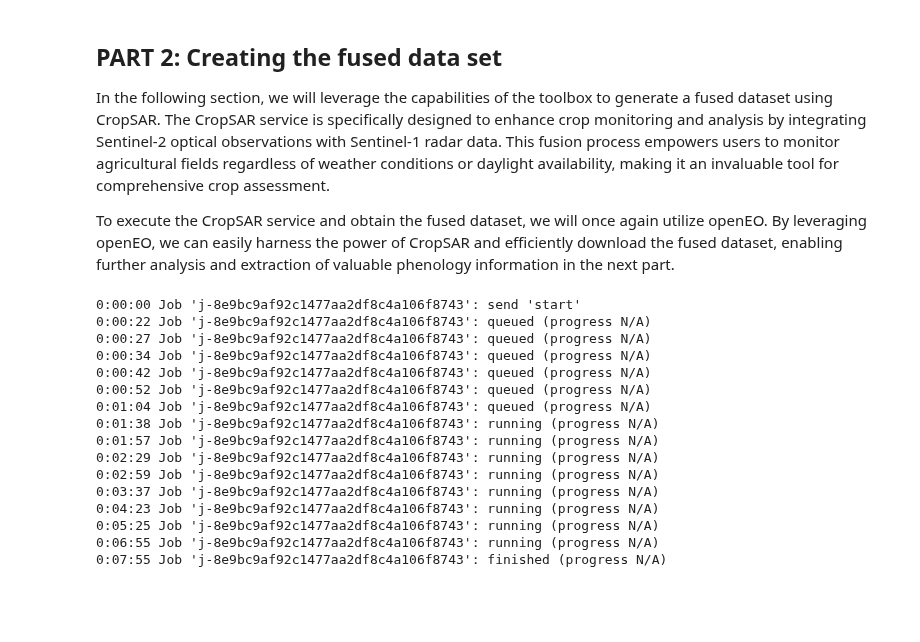
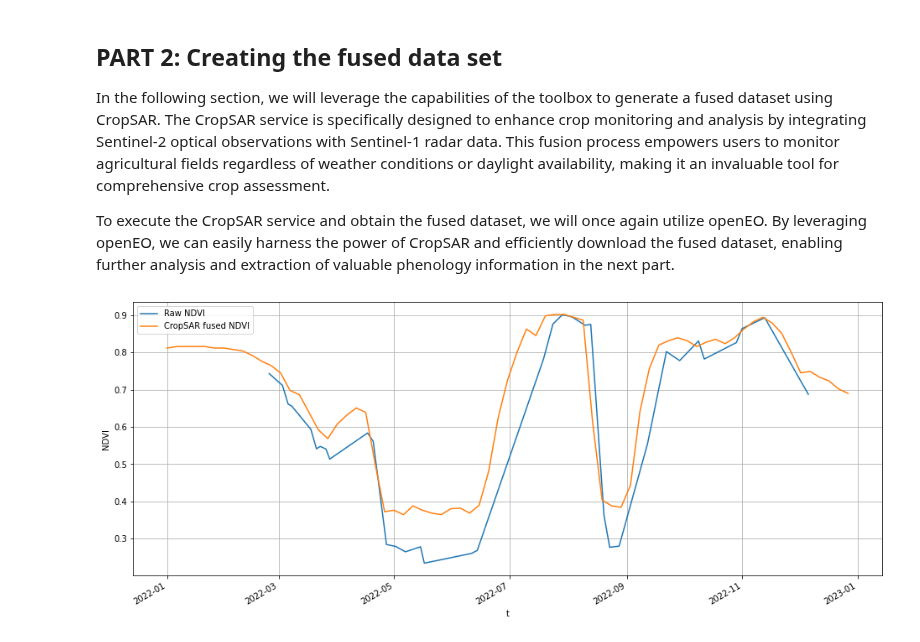
Before and after one commit to Open-EO/FuseTS, a Jupyter notebook: notebooks/FOSS4G/FOSS4G - Tutorial.ipynb, the cells around one changed output. Saved outputs shown, nothing was run; the diff lists cells and outputs as text; code cells hidden in the pictures; blank space fills up the shorter version.

```diff
--- a/notebooks/FOSS4G/FOSS4G - Tutorial.ipynb
+++ b/notebooks/FOSS4G/FOSS4G - Tutorial.ipynb
@@ -124,39 +138,35 @@ cropsar_cube = connection.datacube_from_process(
 )
 # %%
-cropsar_output_file = './cropsar_ndvi.nc'
-cropsar_job = cropsar_cube.execute_batch(
-    cropsar_output_file,
-    title="FOSS4G - FUSETS - Phenology - CropSAR",
-    out_format="netcdf",
-    job_options={
-        "executor-cores": "8",
-        "task-cpus": "8",
-        "executor-memoryOverhead": "2g",
-        "udf-dependency-archives": [
-            "https://artifactory.vgt.vito.be/auxdata-public/cropsar_px/20230504T175919_cnn_transformer.zip#tmp/model/cnn_transformer",
-            "https://artifactory.vgt.vito.be/auxdata-public/cropsar_px/env.tar.gz#tmp/env"
-        ]
-    }
-)
+cropsar_output_file = "./cropsar_ndvi.nc"
+
+# the following code downloads the data, it is commented out,
+# since the data was prepared in advance to save time
+
+# cropsar_job = cropsar_cube.execute_batch(
+#     cropsar_output_file,
+#     title="FOSS4G - FUSETS - Phenology - CropSAR",
+#     out_format="netcdf",
+#     job_options={
+#         "executor-cores": "8",
+#         "task-cpus": "8",
+#         "executor-memoryOverhead": "2g",
+#         "udf-dependency-archives": [
+#             "https://artifactory.vgt.vito.be/auxdata-public/cropsar_px/20230504T175919_cnn_transformer.zip#tmp/model/cnn_transformer",
+#             "https://artifactory.vgt.vito.be/auxdata-public/cropsar_px/env.tar.gz#tmp/env",
+#         ],
+#     },
+# )
-# %% [output]
-0:00:00 Job 'j-8e9bc9af92c1477aa2df8c4a106f8743': send 'start'
-0:00:22 Job 'j-8e9bc9af92c1477aa2df8c4a106f8743': queued (progress N/A)
-0:00:27 Job 'j-8e9bc9af92c1477aa2df8c4a106f8743': queued (progress N/A)
-0:00:34 Job 'j-8e9bc9af92c1477aa2df8c4a106f8743': queued (progress N/A)
-0:00:42 Job 'j-8e9bc9af92c1477aa2df8c4a106f8743': queued (progress N/A)
-0:00:52 Job 'j-8e9bc9af92c1477aa2df8c4a106f8743': queued (progress N/A)
-0:01:04 Job 'j-8e9bc9af92c1477aa2df8c4a106f8743': queued (progress N/A)
-0:01:38 Job 'j-8e9bc9af92c1477aa2df8c4a106f8743': running (progress N/A)
-0:01:57 Job 'j-8e9bc9af92c1477aa2df8c4a106f8743': running (progress N/A)
-0:02:29 Job 'j-8e9bc9af92c1477aa2df8c4a106f8743': running (progress N/A)
-0:02:59 Job 'j-8e9bc9af92c1477aa2df8c4a106f8743': running (progress N/A)
-0:03:37 Job 'j-8e9bc9af92c1477aa2df8c4a106f8743': running (progress N/A)
-0:04:23 Job 'j-8e9bc9af92c1477aa2df8c4a106f8743': running (progress N/A)
-0:05:25 Job 'j-8e9bc9af92c1477aa2df8c4a106f8743': running (progress N/A)
-0:06:55 Job 'j-8e9bc9af92c1477aa2df8c4a106f8743': running (progress N/A)
-0:07:55 Job 'j-8e9bc9af92c1477aa2df8c4a106f8743': finished (progress N/A)
 # %%
 cropsar_ds = xarray.load_dataset(cropsar_output_file)
-cropsar = cropsar_ds.NDVI.rename({'t': 'time'})
+cropsar = cropsar_ds.NDVI.rename({"t": "time"}) / 255  # from uint8 to float21
+
+fig, ax = plt.subplots(figsize=(16, 6))
+
+raw_ndvi.median(dim=["x", "y"]).plot(ax=ax, label='Raw NDVI')
+cropsar.median(dim=["x", "y"]).plot(ax=ax, label='CropSAR fused NDVI')
+ax.legend()
+ax.grid()
+# %% [output]
+[figure, added]
 # %% [markdown]
 ## PART 3: Phenology calculation
```
Also changed, not shown: parts of 16 cells of this notebook.
